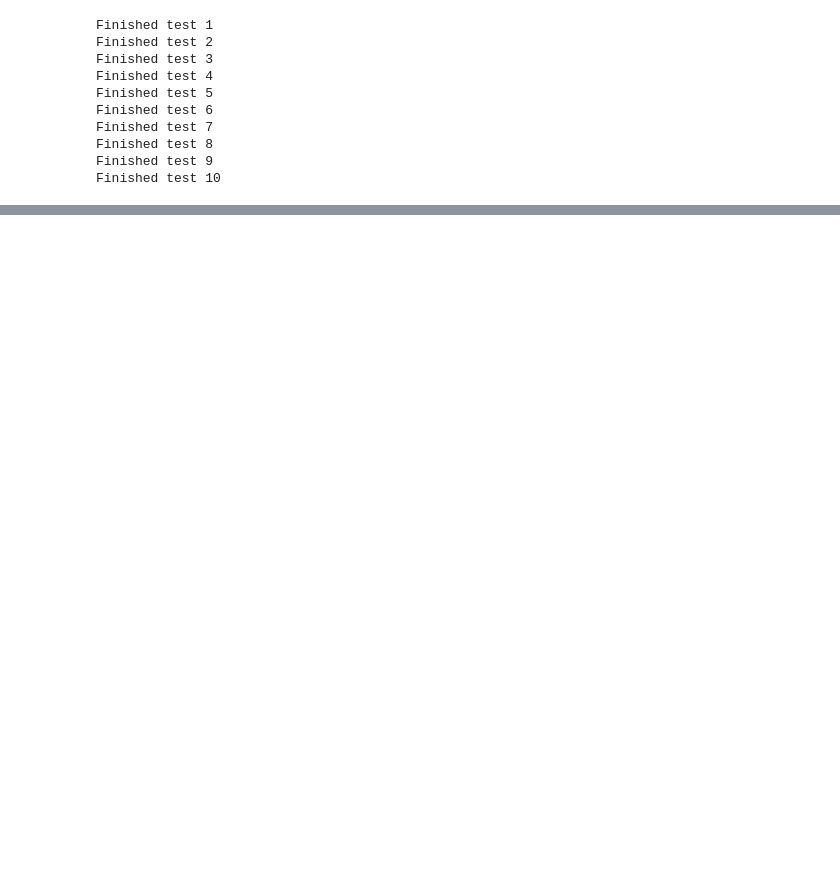
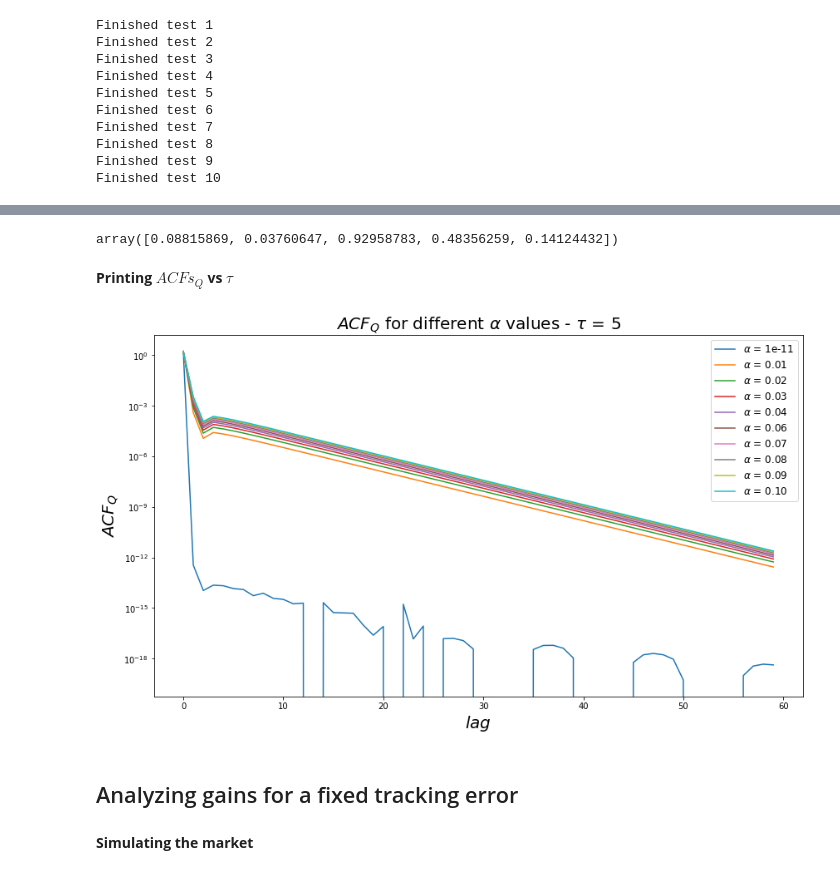
Before and after one commit to felipemoret77/EconophysiX_Internship, a Jupyter notebook: A_Rational_Noise_Trader_Within_A_Kyle_Setup_Full_Utility_3_Seeds_EconophysiX.ipynb, the cells around one changed output, grey strips where cells are left out. Saved outputs shown, nothing was run; the diff lists cells and outputs as text; code cells hidden in the pictures; blank space fills up the shorter version.

```diff
--- a/A_Rational_Noise_Trader_Within_A_Kyle_Setup_Full_Utility_3_Seeds_EconophysiX.ipynb
+++ b/A_Rational_Noise_Trader_Within_A_Kyle_Setup_Full_Utility_3_Seeds_EconophysiX.ipynb
@@ -3642,0 +3639,27 @@ array([3., 3., 3., 3., 3., 3., 3., 3., 3., 3.])
+# %%
+taus_Q/taus_MU
+# %% [output]
+array([0.08815869, 0.03760647, 0.92958783, 0.48356259, 0.14124432])
+# %% [markdown]
+**Printing $ACFs_{Q}$ vs $\tau$**
+# %%
+figure35 = plt.figure(figsize = (14,8))
+plt.title(r"$ACF_{Q}$ for different $\alpha$ values - $\tau$ = 5", fontsize = 20)
+for i in range(0, number_of_points):
+    if i == 0:
+        plt.plot(np.arange(0,60), ACFs_Q[i][:60], label =  r"$\alpha$ = {:.0e}".format(alpha_vector[i]))
+    else:
+        plt.plot(np.arange(0,60), ACFs_Q[i][:60], label =  r"$\alpha$ = {:.2f}".format(alpha_vector[i]))
+
+plt.xlabel(r"$lag$", fontsize = 20)
+plt.ylabel(r"$ACF_{Q}$", fontsize = 20)
+plt.legend(loc = 1, prop={'size': 12})
+#plt.text(1, 1, r"$\tau$ = {}".format(tau), fontsize = 20)
+plt.yscale('log')
+plt.show()
+# %% [output]
+[figure, added]
+# %% [markdown]
+## Analyzing gains for a fixed tracking error
+# %% [markdown]
+**Simulating the market**
```
Also changed, not shown: parts of 30 cells of this notebook.
